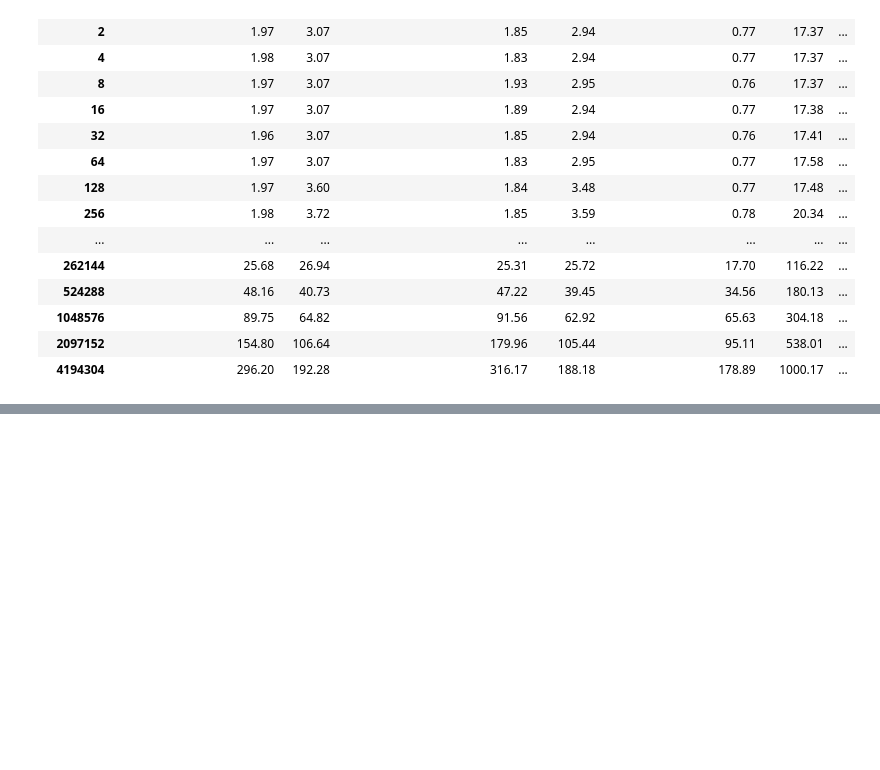
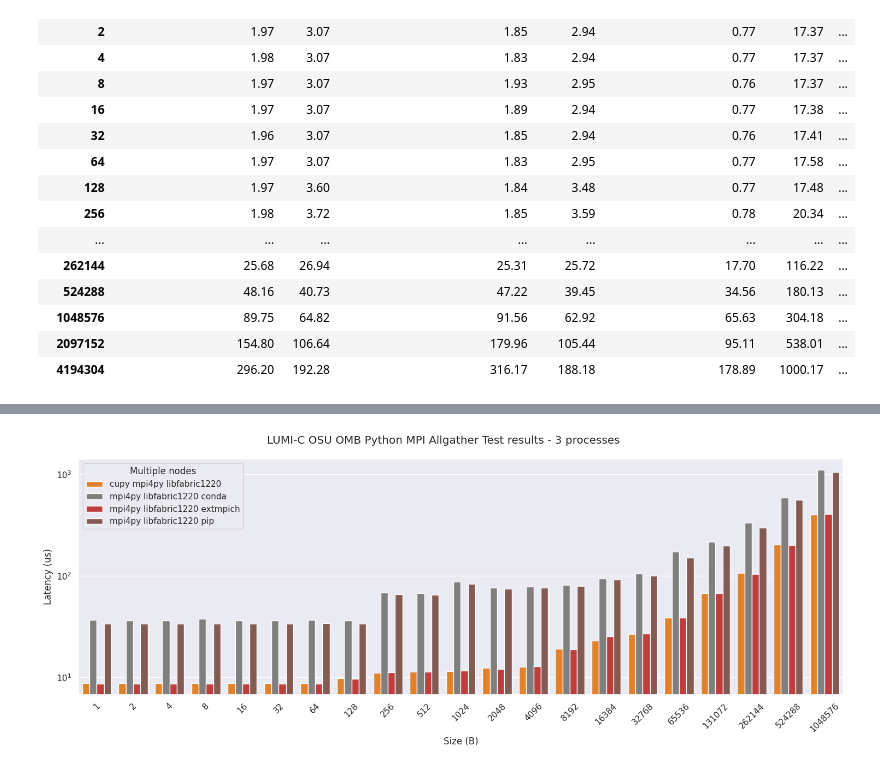
Before and after one commit to DeiC-HPC/BitBulldozersLab, a Jupyter notebook: mpi4py and cupy container using Cotainr/lumi_mpi4py_osu_results.ipynb, the cells around one changed output, grey strips where cells are left out. Saved outputs shown, nothing was run; the diff lists cells and outputs as text; code cells hidden in the pictures; blank space fills up the shorter version.

```diff
--- a/mpi4py and cupy container using Cotainr/lumi_mpi4py_osu_results.ipynb
+++ b/mpi4py and cupy container using Cotainr/lumi_mpi4py_osu_results.ipynb
@@ -373,0 +502,8 @@ fig_allgather = barplot_osu_results(
+# %%
+benchmark = "allgather"; nodes = "multi"
+fig_allgather = barplot_osu_results(
+    df=filter_df(osu_df, Benchmark=benchmark, Container="libfabric1220", Nodes=nodes, Buffer="numpy"),
+    benchmark=benchmark, nodes=nodes
+)
+# %% [output]
+[figure, added]
```
Also changed, not shown: parts of 18 cells of this notebook.
